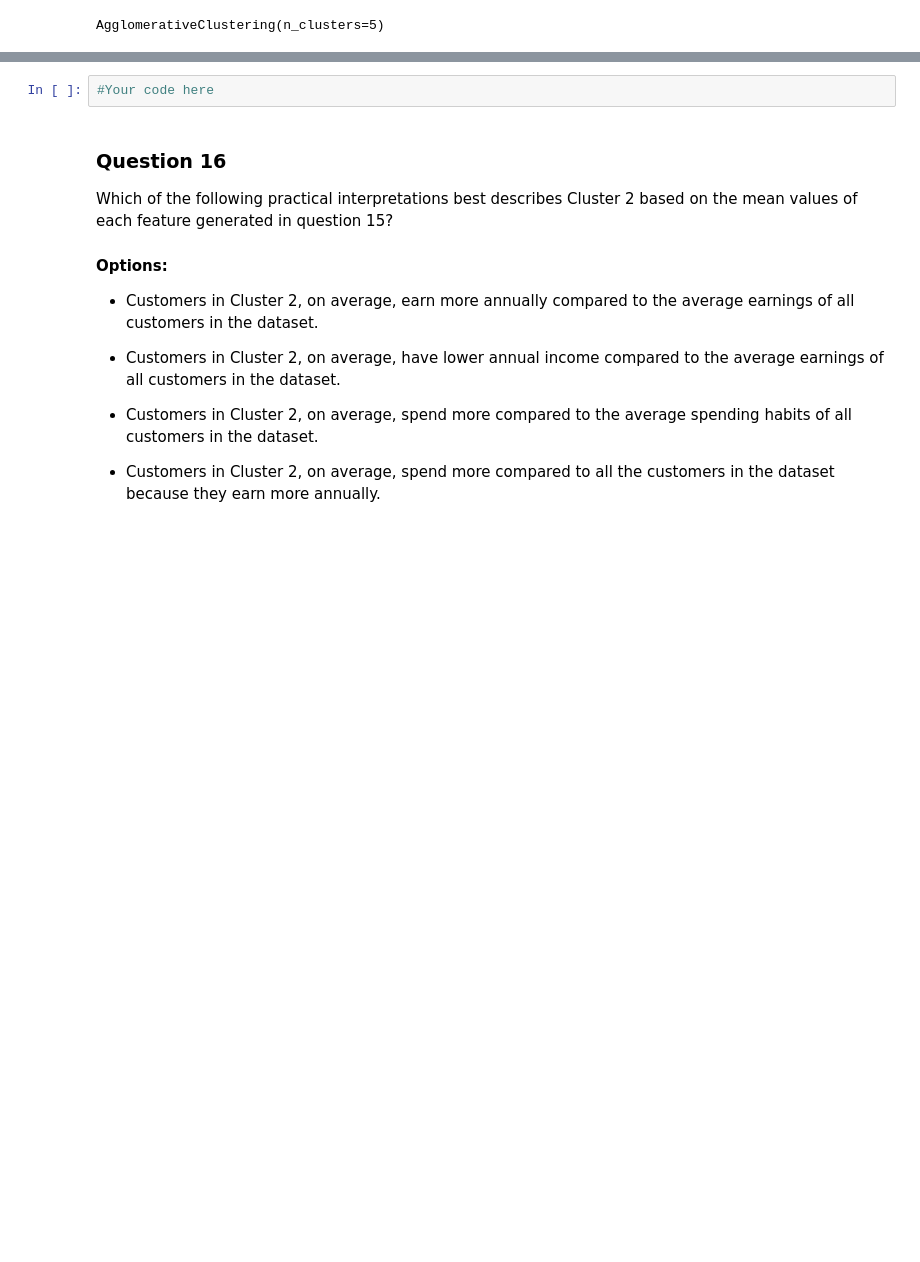
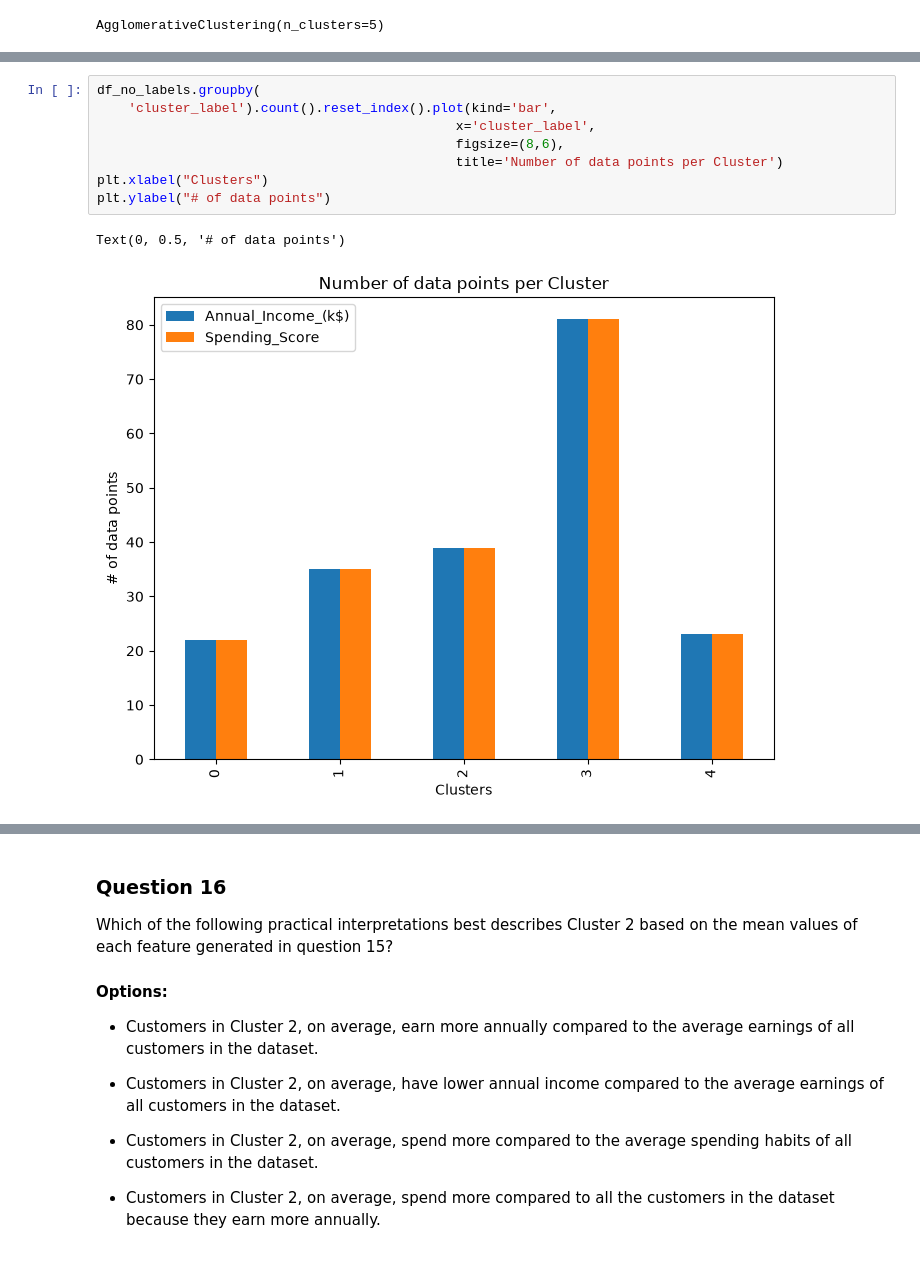
Before and after one commit to ndegwaanth/alX-datascience, a Jupyter notebook: machine_learning/notebooks/week12/k_means_and_hierarchical_clustering_mcq_student-version-x-4594.ipynb, the cells around one changed output, grey strips where cells are left out. Cells and saved outputs as stored; diff of their text form; blank space fills up the shorter version.

```diff
--- a/machine_learning/notebooks/week12/k_means_and_hierarchical_clustering_mcq_student-version-x-4594.ipynb
+++ b/machine_learning/notebooks/week12/k_means_and_hierarchical_clustering_mcq_student-version-x-4594.ipynb
@@ -520,3 +572,14 @@ AttributeError: 'numpy.ndarray' object has no attribute 'groupby'
+# %%
+df_no_labels.groupby(
+    'cluster_label').count().reset_index().plot(kind='bar',
+                                              x='cluster_label',
+                                              figsize=(8,6),
+                                              title='Number of data points per Cluster')
+plt.xlabel("Clusters")
+plt.ylabel("# of data points")
+# %% [output]
+Text(0, 0.5, '# of data points')
+[figure, added]
 # %% [markdown]
 ### Question 15
 
@@ -539,8 +602,6 @@ Which of the following best describes the characteristics of Cluster 3 based on
 * Cluster 3 comprises data points with above-average annual income and spending scores.
 
 * Cluster 3 includes customers with significantly low annual income and spending scores.
-# %%
-#Your code here
 # %% [markdown]
 ### Question 16
 
```
Also changed, not shown: parts of 7 cells of this notebook, 7 other files.
